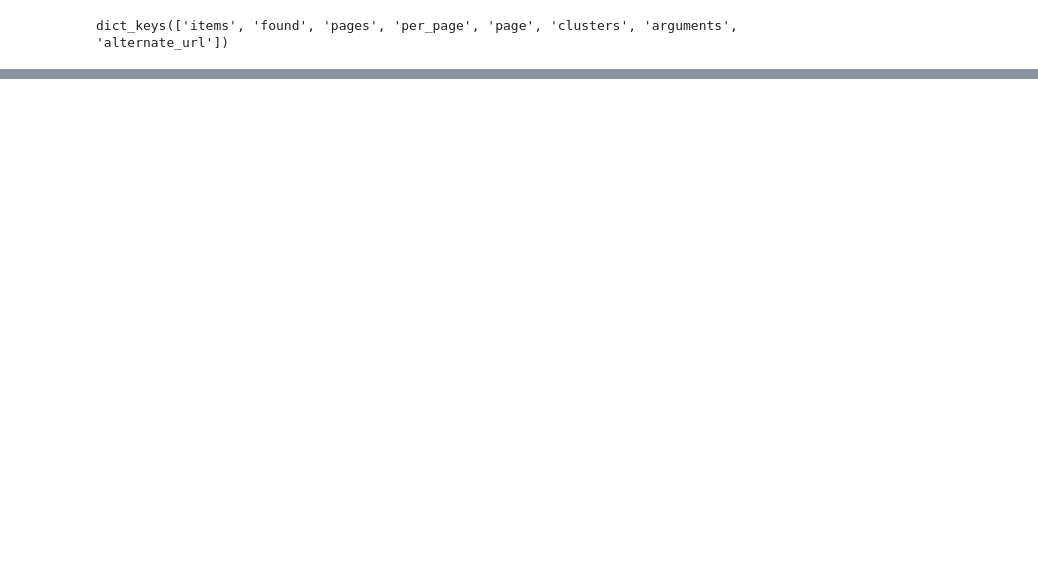
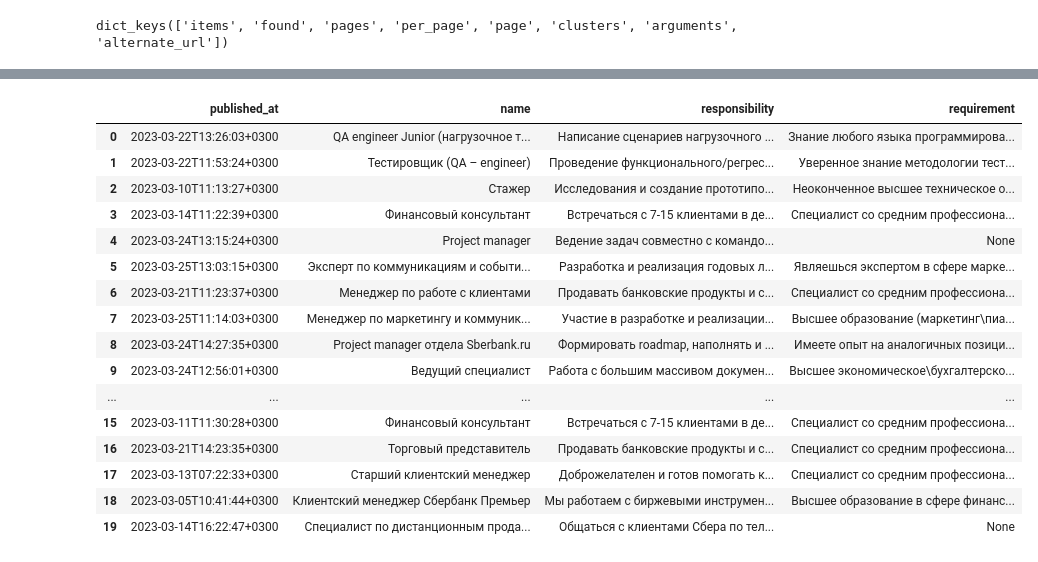
Before and after one commit to taidora1234/Lesson2, a Jupyter notebook: HH-api-hometask.ipynb, the cells around one changed output, grey strips where cells are left out. Cells and saved outputs as stored; diff of their text form; code cells hidden in the pictures; blank space fills up the shorter version.

```diff
--- a/HH-api-hometask.ipynb
+++ b/HH-api-hometask.ipynb
@@ -71,0 +96,43 @@ vacancy
+# %%
+#DataFrame
+import pandas as pd
+sber = '3529'
+url = f'https://api.hh.ru/vacancies?employer_id={sber}'
+res = requests.get(url)
+vacancies = res.json()
+
+df = pd.DataFrame(columns=['published_at', 'name', 'responsibility', 'requirement'])
+
+
+for vacancy in vacancies['items']:
+    published_at = vacancy['published_at']
+    name = vacancy['name']
+    responsibility = vacancy['snippet']['responsibility']
+    requirement = vacancy['snippet']['requirement']
+
+    df = df.append({
+        'published_at': published_at,
+        'name': name,
+        'responsibility': responsibility,
+        'requirement': requirement
+    }, ignore_index=True)
+# %%
+df
+# %% [output]
+|  | published_at | name | responsibility | requirement |
+| 0 | 2023-03-22T13:26:03+0300 | QA engineer Junior (нагрузочное т... | Написание сценариев нагрузочного ... | Знание любого языка программирова... |
+| 1 | 2023-03-22T11:53:24+0300 | Тестировщик (QA – engineer) | Проведение функционального/регрес... | Уверенное знание методологии тест... |
+| 2 | 2023-03-10T11:13:27+0300 | Стажер | Исследования и создание прототипо... | Неоконченное высшее техническое о... |
+| 3 | 2023-03-14T11:22:39+0300 | Финансовый консультант | Встречаться с 7-15 клиентами в де... | Специалист со средним профессиона... |
+| 4 | 2023-03-24T13:15:24+0300 | Project manager | Ведение задач совместно с командо... | None |
+| 5 | 2023-03-25T13:03:15+0300 | Эксперт по коммуникациям и событи... | Разработка и реализация годовых л... | Являешься экспертом в сфере марке... |
+| 6 | 2023-03-21T11:23:37+0300 | Менеджер по работе с клиентами | Продавать банковские продукты и с... | Специалист со средним профессиона... |
+| 7 | 2023-03-25T11:14:03+0300 | Менеджер по маркетингу и коммуник... | Участие в разработке и реализации... | Высшее образование (маркетинг\пиа... |
+| 8 | 2023-03-24T14:27:35+0300 | Project manager отдела Sberbank.ru | Формировать roadmap, наполнять и ... | Имеете опыт на аналогичных позици... |
+| 9 | 2023-03-24T12:56:01+0300 | Ведущий специалист | Работа с большим массивом докумен... | Высшее экономическое\бухгалтерско... |
+| ... | ... | ... | ... | ... |
+| 15 | 2023-03-11T11:30:28+0300 | Финансовый консультант | Встречаться с 7-15 клиентами в де... | Специалист со средним профессиона... |
+| 16 | 2023-03-21T14:23:35+0300 | Торговый представитель | Продавать банковские продукты и с... | Специалист со средним профессиона... |
+| 17 | 2023-03-13T07:22:33+0300 | Старший клиентский менеджер | Доброжелателен и готов помогать к... | Специалист со средним профессиона... |
+| 18 | 2023-03-05T10:41:44+0300 | Клиентский менеджер Сбербанк Премьер | Мы работаем с биржевыми инструмен... | Высшее образование в сфере финанс... |
+| 19 | 2023-03-14T16:22:47+0300 | Специалист по дистанционным прода... | Общаться с клиентами Сбера по тел... | None |
```
Also changed, not shown: parts of 14 cells of this notebook.
